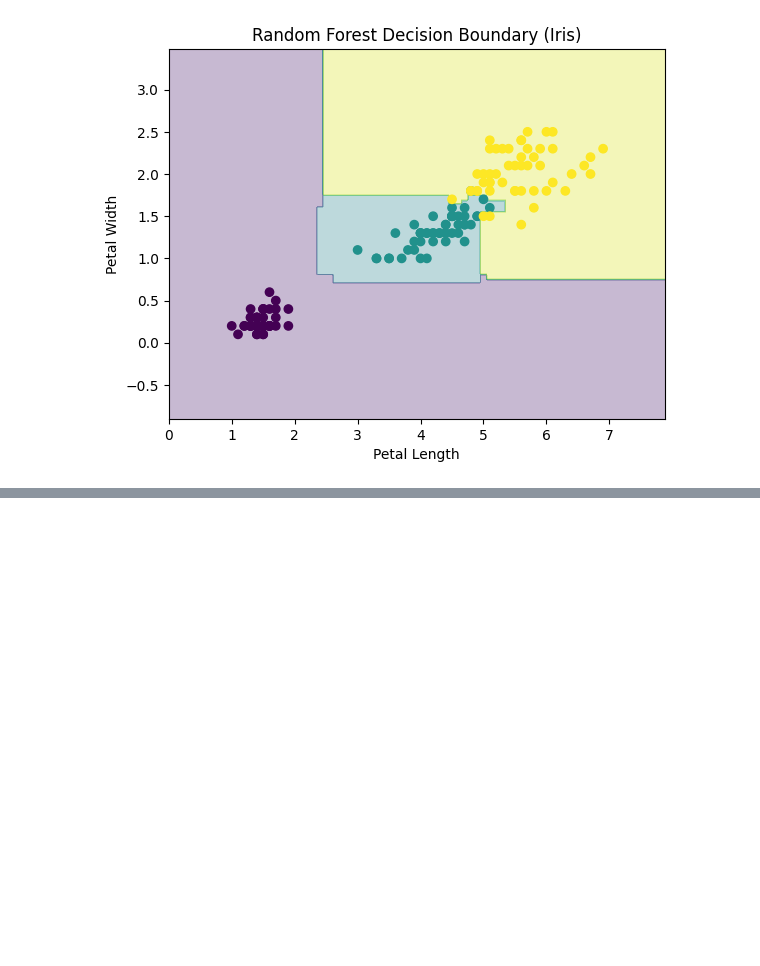
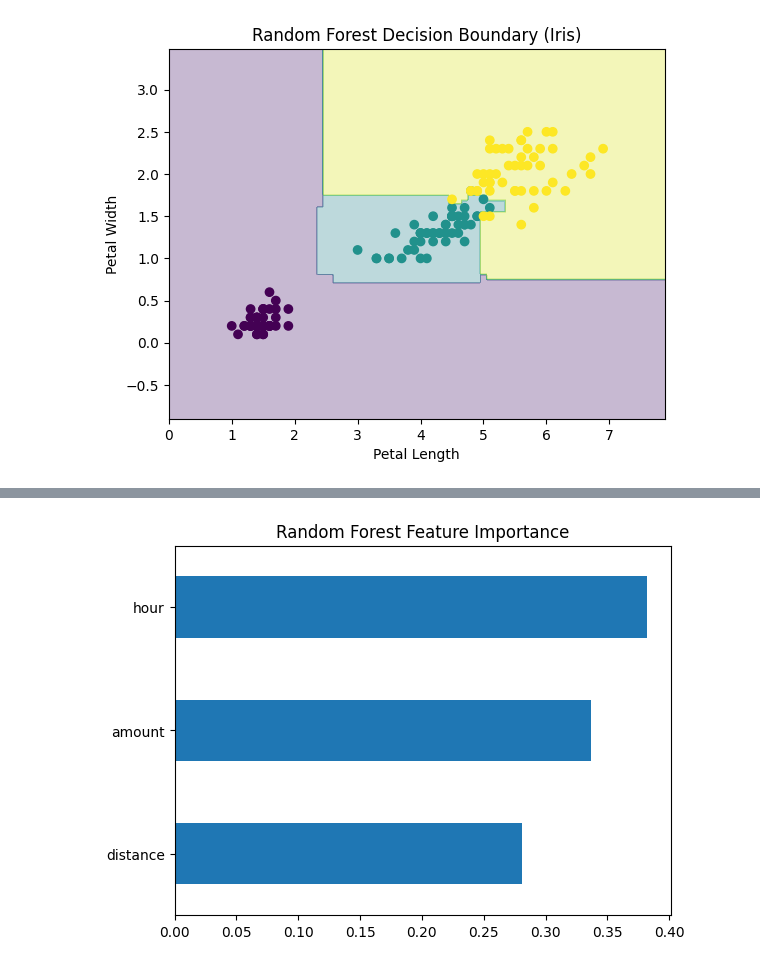
Before and after one commit to nqwrt/Gwangju-AI-Academy, a Jupyter notebook: 머신러닝-유형/지도학습/분류/앙상블/bagging/02.랜덤포레스트-붓꽃.ipynb, the cells around one changed output, grey strips where cells are left out. Cells and saved outputs as stored; diff of their text form; code cells hidden in the pictures; blank space fills up the shorter version.

```diff
--- a/머신러닝-유형/지도학습/분류/앙상블/bagging/02.랜덤포레스트-붓꽃.ipynb
+++ b/머신러닝-유형/지도학습/분류/앙상블/bagging/02.랜덤포레스트-붓꽃.ipynb
@@ -109,0 +269,10 @@ plt.show()
+# %%
+import matplotlib.pyplot as plt
+
+importance.sort_values().plot.barh()
+
+plt.title("Random Forest Feature Importance")
+
+plt.show()
+# %% [output]
+[figure, added]
```
Also changed, not shown: parts of 5 cells of this notebook, 12 other files.
